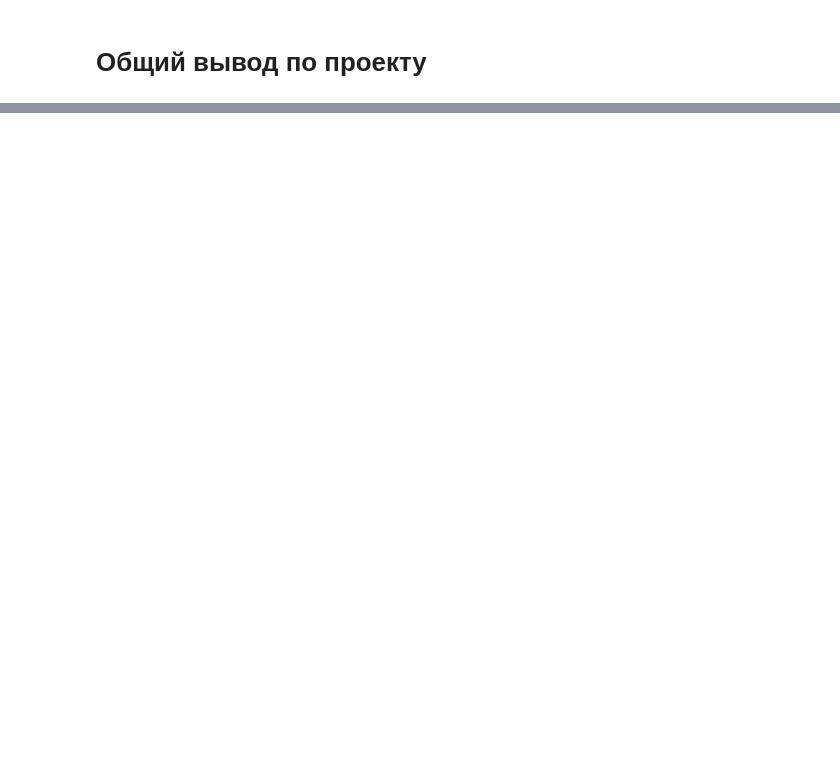
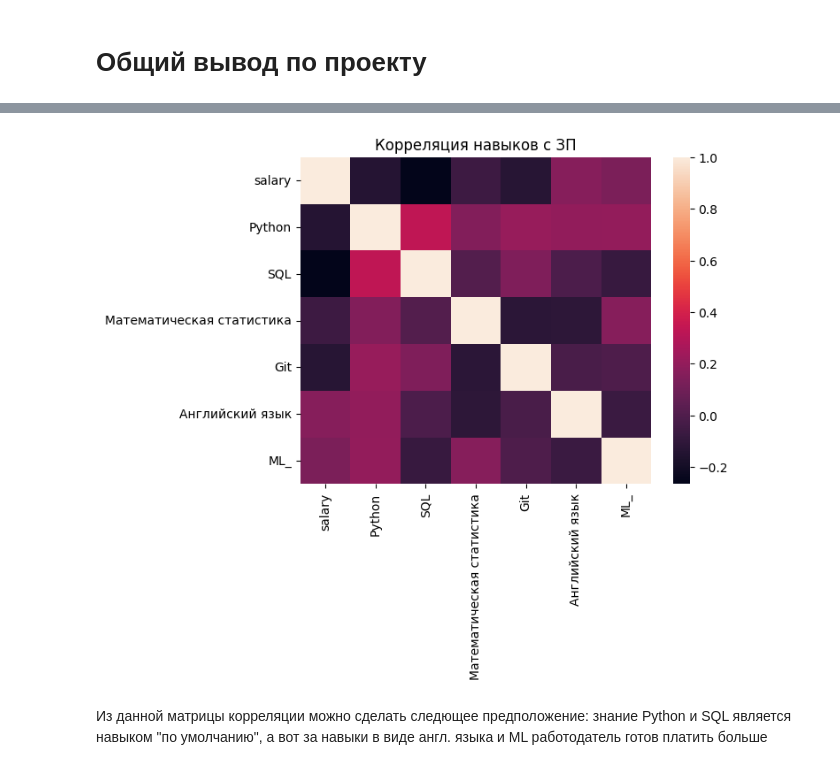
Before and after one commit to sanchopanso92/IDE, a Jupyter notebook: Project 2/Project_2_Ноутбук_шаблон.ipynb, the cells around one changed output, grey strips where cells are left out. Saved outputs shown, nothing was run; the diff lists cells and outputs as text; code cells hidden in the pictures; blank space fills up the shorter version.

```diff
--- a/Project 2/Project_2_Ноутбук_шаблон.ipynb
+++ b/Project 2/Project_2_Ноутбук_шаблон.ipynb
@@ -421,0 +743,2 @@ pd.read_sql_query(query_5_7, connection)
+# %%
+df=pd.read_sql_query(query_vacancies, connection)
@@ -421,0 +763,10 @@ pd.read_sql_query(query_5_7, connection)
+# %%
+import numpy as np
+from collections import Counter
+df['skills']=df['key_skills'].apply(lambda x:  []  if x is None else x.split('\t'))
+list_skills=list(df['skills'])
+list_skills=sum(list_skills, [])
+c=Counter()
+for skill in list_skills:
+    c[skill]+=1
+c.most_common()[:10]
@@ -421,0 +787,8 @@ pd.read_sql_query(query_5_7, connection)
+# %%
+list_skills=['Python', 'SQL', 'Математическая статистика', 'Git', 'Английский язык', 'Machine Learning', 'ML']
+for skill in list_skills:
+    df[skill]=df['skills'].apply(lambda x: 1 if skill in x else 0)
+
+df['ML_']=df.apply(lambda x: max(x['Machine Learning'],x['ML'] ), axis=1)
+df=df.drop(columns=['Machine Learning', 'ML','skills','key_skills'])
+df.head()
@@ -421,0 +802,7 @@ pd.read_sql_query(query_5_7, connection)
+# %%
+import seaborn as sns
+sns.heatmap(df.corr()).set_title('Корреляция навыков с ЗП');
+# %% [output]
+[figure, added]
+# %% [markdown]
+Из данной матрицы корреляции можно сделать следющее предположение:  знание Python и SQL является навыком "по умолчанию", а вот за навыки в виде англ. языка и ML работодатель готов платить больше
```
Also changed, not shown: parts of 50 cells of this notebook.
